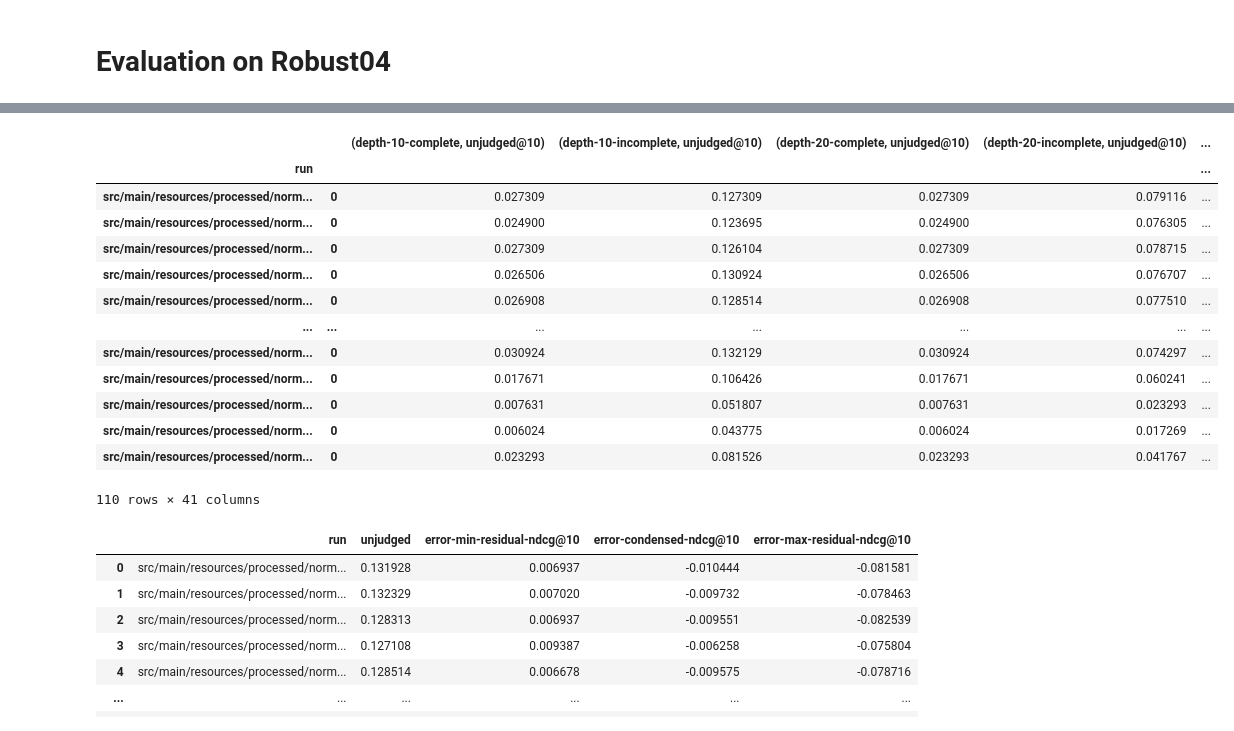
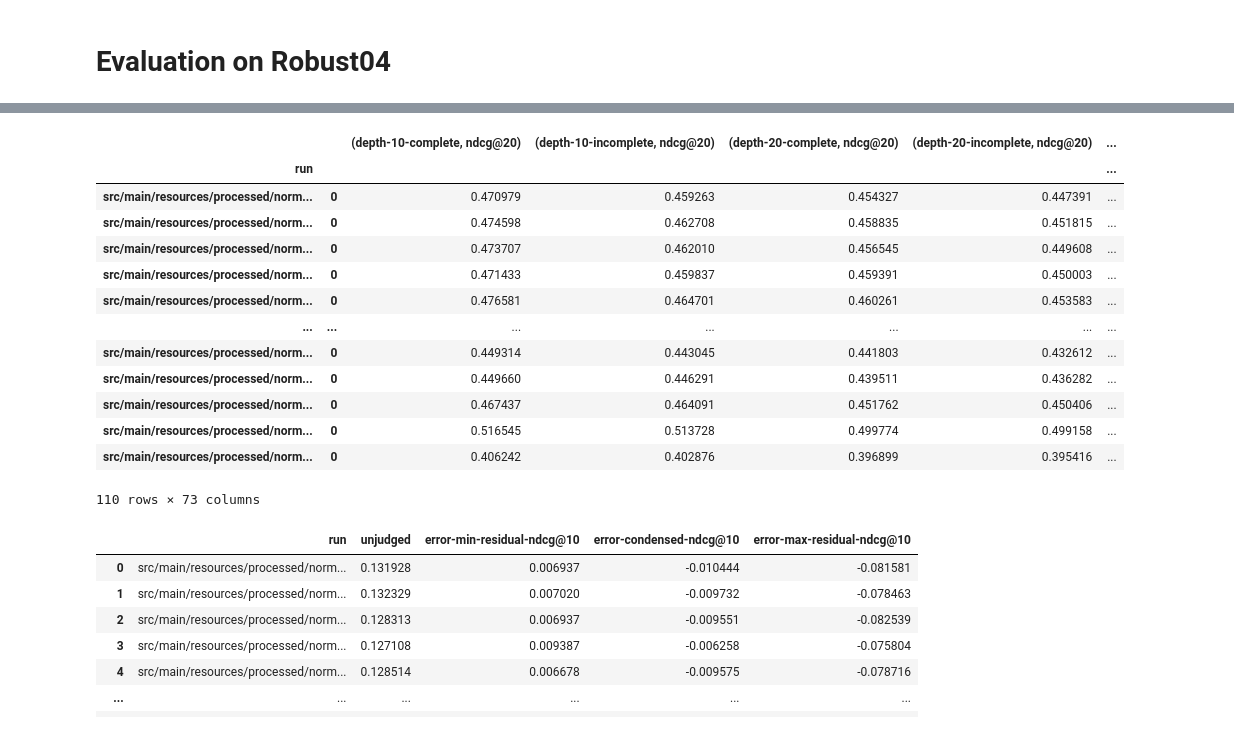
Before and after one commit to webis-de/ECIR-23, a Jupyter notebook: src/main/ipynb/evaluate-robust04.ipynb, the cells around one changed output, grey strips where cells are left out. Saved outputs shown, nothing was run; the diff lists cells and outputs as text; code cells hidden in the pictures.

```diff
--- a/src/main/ipynb/evaluate-robust04.ipynb
+++ b/src/main/ipynb/evaluate-robust04.ipynb
@@ -105,6 +106,23 @@ def rename_measure(m):
         return 'residual-ndcg@20-max'
     if m == 'ndcg@20-NDCG@20':
         return 'ndcg@20'
+    if m == 'rbp@10-RBP@10':
+        return 'rbp@10'
+    if m == 'condensed-rbp@10-RBP@10':
+        return 'condensed-rbp@10'
+    if m == 'residual-rbp@10-MAX-RBP@10':
+        return 'residual-rbp@10-max'
+    if m == 'residual-rbp@10-MIN-RBP@10':
+        return 'residual-rbp@10-min'
+    if m == 'rbp@20-RBP@20':
+        return 'rbp@20'
+    if m == 'condensed-rbp@20-RBP@20':
+        return 'condensed-rbp@20'
+    if m == 'residual-rbp@20-MAX-RBP@20':
+        return 'residual-rbp@20-max'
+    if m == 'residual-rbp@20-MIN-RBP@20':
+        return 'residual-rbp@20-min'
+
 
 def process_row(df_row):
     df_row = df_row.to_dict()
@@ -113,47 +131,47 @@ def process_row(df_row):
     ret = {}
     for k, v in df_row.items():
         if (type(v) is not float and type(v) is not int) or isnan(v):
             continue
         k = rename_measure(k)
         if k is None:
             continue
 
         k = (pool, k)
         assert k not in ret
         ret[k] = v
 
     return ret
 
 
 def process_df(df):
     ret = {}
     run = df.iloc[0]['run']
     for _, i in df.iterrows():
         assert i['run'] == run
         for k, v in process_row(i).items():
             assert k not in ret
             ret[k] = v
 
     ret['run'] = run
     return pd.DataFrame([ret])
 
 aggregated_df = df.groupby('run').apply(process_df)
 aggregated_df
 # %% [output]
-|  |  | (depth-10-complete, unjudged@10) | (depth-10-incomplete, unjudged@10) | (depth-20-complete, unjudged@10) | (depth-20-incomplete, unjudged@10) | ... |
+|  |  | (depth-10-complete, ndcg@20) | (depth-10-incomplete, ndcg@20) | (depth-20-complete, ndcg@20) | (depth-20-incomplete, ndcg@20) | ... |
 | run |  |  |  |  |  | ... |
-| src/main/resources/processed/norm... | 0 | 0.027309 | 0.127309 | 0.027309 | 0.079116 | ... |
-| src/main/resources/processed/norm... | 0 | 0.024900 | 0.123695 | 0.024900 | 0.076305 | ... |
-| src/main/resources/processed/norm... | 0 | 0.027309 | 0.126104 | 0.027309 | 0.078715 | ... |
-| src/main/resources/processed/norm... | 0 | 0.026506 | 0.130924 | 0.026506 | 0.076707 | ... |
-| src/main/resources/processed/norm... | 0 | 0.026908 | 0.128514 | 0.026908 | 0.077510 | ... |
+| src/main/resources/processed/norm... | 0 | 0.470979 | 0.459263 | 0.454327 | 0.447391 | ... |
+| src/main/resources/processed/norm... | 0 | 0.474598 | 0.462708 | 0.458835 | 0.451815 | ... |
+| src/main/resources/processed/norm... | 0 | 0.473707 | 0.462010 | 0.456545 | 0.449608 | ... |
+| src/main/resources/processed/norm... | 0 | 0.471433 | 0.459837 | 0.459391 | 0.450003 | ... |
+| src/main/resources/processed/norm... | 0 | 0.476581 | 0.464701 | 0.460261 | 0.453583 | ... |
 | ... | ... | ... | ... | ... | ... | ... |
-| src/main/resources/processed/norm... | 0 | 0.030924 | 0.132129 | 0.030924 | 0.074297 | ... |
-| src/main/resources/processed/norm... | 0 | 0.017671 | 0.106426 | 0.017671 | 0.060241 | ... |
-| src/main/resources/processed/norm... | 0 | 0.007631 | 0.051807 | 0.007631 | 0.023293 | ... |
-| src/main/resources/processed/norm... | 0 | 0.006024 | 0.043775 | 0.006024 | 0.017269 | ... |
-| src/main/resources/processed/norm... | 0 | 0.023293 | 0.081526 | 0.023293 | 0.041767 | ... |
+| src/main/resources/processed/norm... | 0 | 0.449314 | 0.443045 | 0.441803 | 0.432612 | ... |
+| src/main/resources/processed/norm... | 0 | 0.449660 | 0.446291 | 0.439511 | 0.436282 | ... |
+| src/main/resources/processed/norm... | 0 | 0.467437 | 0.464091 | 0.451762 | 0.450406 | ... |
+| src/main/resources/processed/norm... | 0 | 0.516545 | 0.513728 | 0.499774 | 0.499158 | ... |
+| src/main/resources/processed/norm... | 0 | 0.406242 | 0.402876 | 0.396899 | 0.395416 | ... |
-110 rows × 41 columns
+110 rows × 73 columns
 # %%
 def report_for_row(df_row, depth):
     ground_truth = float(df_row[(f'depth-{depth}-complete', f'ndcg@{depth}')])
```
Also changed, not shown: parts of 14 cells of this notebook.
